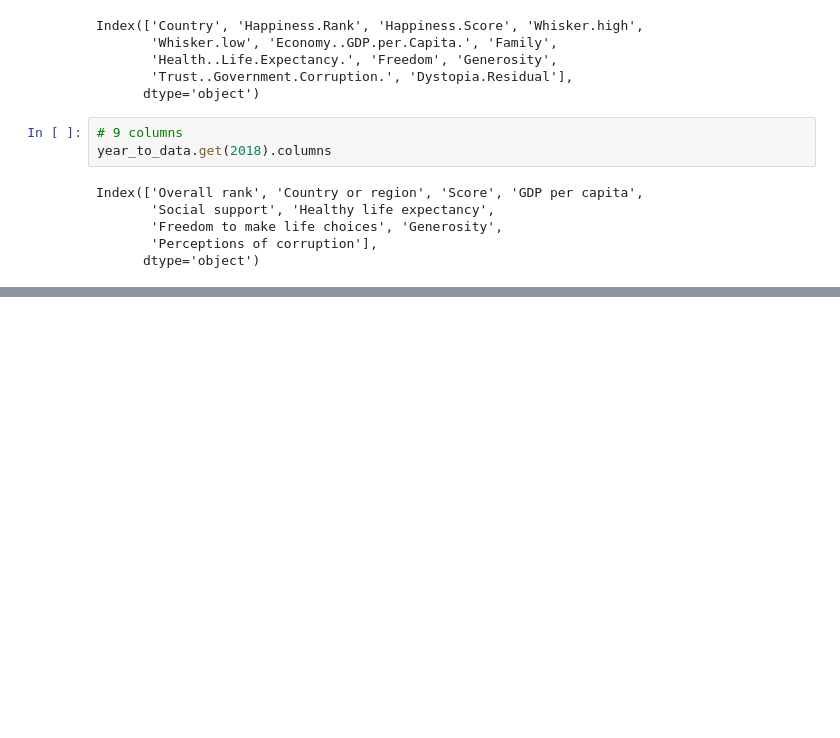
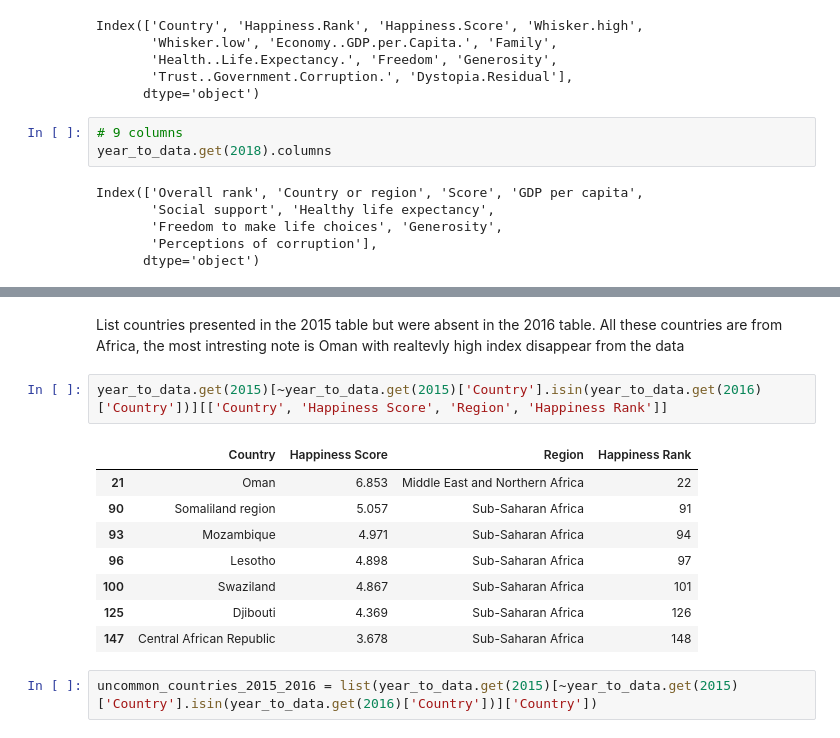
Before and after one commit to eugeneOlkhovik/RR_world_happiness, a Jupyter notebook: world_happiness_meta_data.ipynb, the cells around one changed output, grey strips where cells are left out. Saved outputs shown, nothing was run; the diff lists cells and outputs as text; blank space fills up the shorter version.

```diff
--- a/world_happiness_meta_data.ipynb
+++ b/world_happiness_meta_data.ipynb
@@ -84,0 +136,16 @@ Index(['Overall rank', 'Country or region', 'Score', 'GDP per capita',
+# %% [markdown]
+List countries presented in the 2015 table but were absent in the 2016 table.
+All these countries are from Africa, the most intresting note is Oman with realtevly high index disappear from the data
+# %%
+year_to_data.get(2015)[~year_to_data.get(2015)['Country'].isin(year_to_data.get(2016)['Country'])][['Country', 'Happiness Score', 'Region', 'Happiness Rank']]
+# %% [output]
+|  | Country | Happiness Score | Region | Happiness Rank |
+| 21 | Oman | 6.853 | Middle East and Northern Africa | 22 |
+| 90 | Somaliland region | 5.057 | Sub-Saharan Africa | 91 |
+| 93 | Mozambique | 4.971 | Sub-Saharan Africa | 94 |
+| 96 | Lesotho | 4.898 | Sub-Saharan Africa | 97 |
+| 100 | Swaziland | 4.867 | Sub-Saharan Africa | 101 |
+| 125 | Djibouti | 4.369 | Sub-Saharan Africa | 126 |
+| 147 | Central African Republic | 3.678 | Sub-Saharan Africa | 148 |
+# %%
+uncommon_countries_2015_2016 = list(year_to_data.get(2015)[~year_to_data.get(2015)['Country'].isin(year_to_data.get(2016)['Country'])]['Country'])
```
Also changed, not shown: parts of 10 cells of this notebook, 5 other files.
